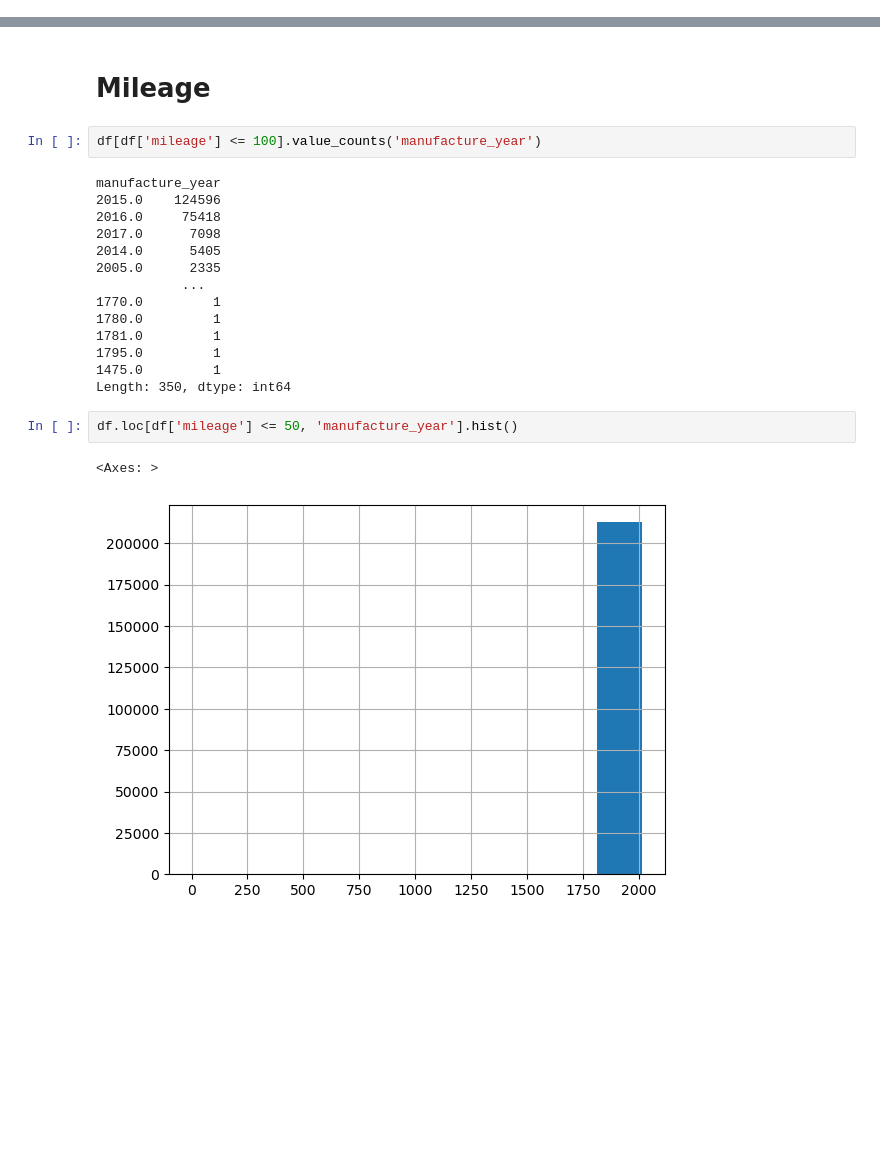
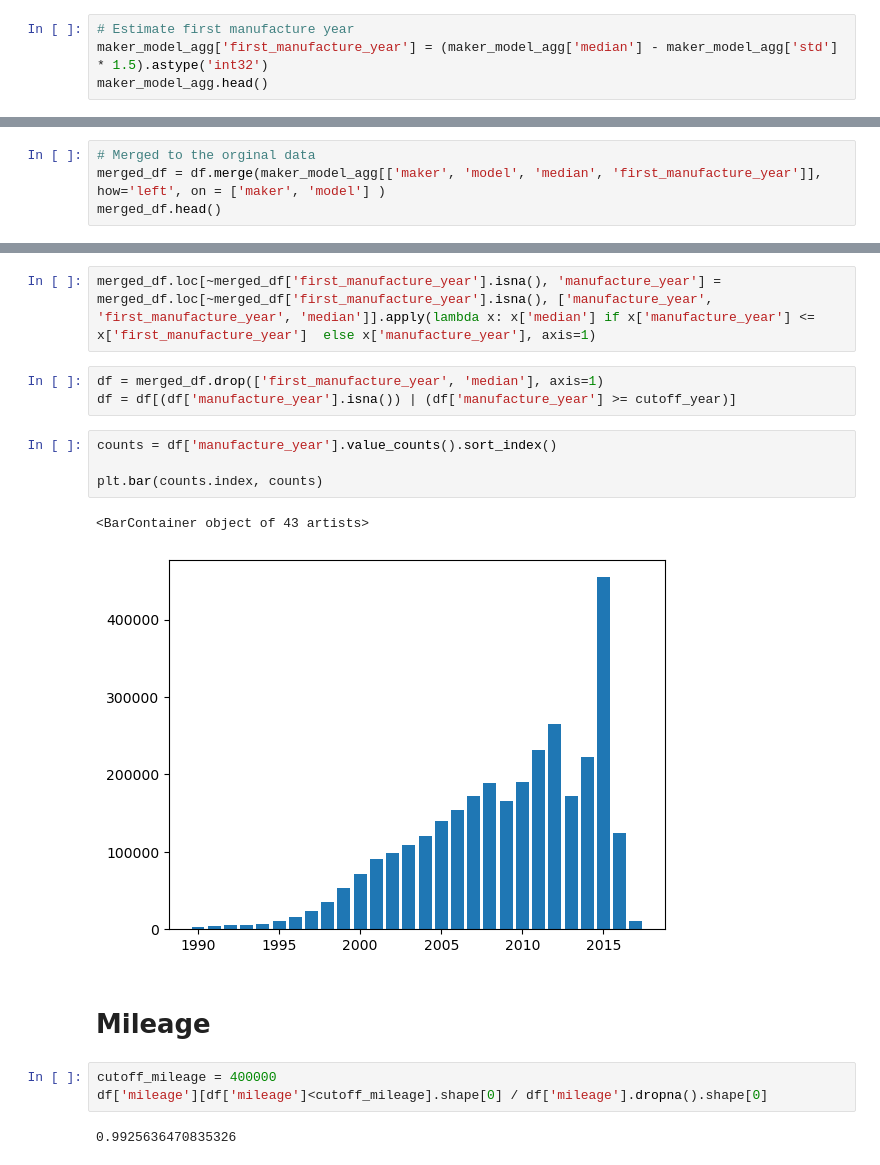
Before and after one commit to nhDuc1993/GMT6740, a Jupyter notebook: Duc/EDA and Clearning.ipynb, the cells around one changed output, grey strips where cells are left out. Cells and saved outputs as stored; diff of their text form; blank space fills up the shorter version.

```diff
--- a/Duc/EDA and Clearning.ipynb
+++ b/Duc/EDA and Clearning.ipynb
@@ -154,0 +244,4 @@ Name: seat_count, dtype: int64
+# %%
+# Estimate first manufacture year
+maker_model_agg['first_manufacture_year'] = (maker_model_agg['median'] - maker_model_agg['std'] * 1.5).astype('int32')
+maker_model_agg.head()
@@ -154,0 +255,4 @@ Name: seat_count, dtype: int64
+# %%
+# Merged to the orginal data
+merged_df = df.merge(maker_model_agg[['maker', 'model', 'median', 'first_manufacture_year']], how='left', on = ['maker', 'model'] )
+merged_df.head()
@@ -155,23 +266,19 @@ Name: seat_count, dtype: int64
+# %%
+merged_df.loc[~merged_df['first_manufacture_year'].isna(), 'manufacture_year'] = merged_df.loc[~merged_df['first_manufacture_year'].isna(), ['manufacture_year', 'first_manufacture_year', 'median']].apply(lambda x: x['median'] if x['manufacture_year'] <= x['first_manufacture_year']  else x['manufacture_year'], axis=1)
+# %%
+df = merged_df.drop(['first_manufacture_year', 'median'], axis=1)
+df = df[(df['manufacture_year'].isna()) | (df['manufacture_year'] >= cutoff_year)]
+# %%
+counts = df['manufacture_year'].value_counts().sort_index()
+
+plt.bar(counts.index, counts)
+# %% [output]
+<BarContainer object of 43 artists>
+[figure, added]
 # %% [markdown]
 # Mileage
-# %%
-df[df['mileage'] <= 100].value_counts('manufacture_year')
-# %% [output]
-manufacture_year
-2015.0    124596
-2016.0     75418
-2017.0      7098
-2014.0      5405
-2005.0      2335
-           ...
-1770.0         1
-1780.0         1
-1781.0         1
-1795.0         1
-1475.0         1
-Length: 350, dtype: int64
-# %%
-df.loc[df['mileage'] <= 50, 'manufacture_year'].hist()
-# %% [output]
-<Axes: >
-[figure, removed]
+# %%
+cutoff_mileage = 400000
+df['mileage'][df['mileage']<cutoff_mileage].shape[0] / df['mileage'].dropna().shape[0]
+# %% [output]
+0.9925636470835326
```
Also changed, not shown: parts of 74 cells of this notebook.
